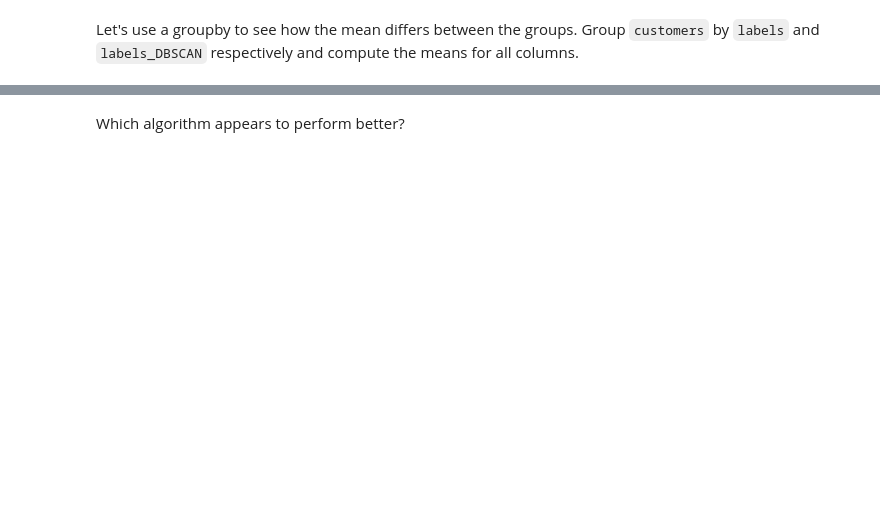
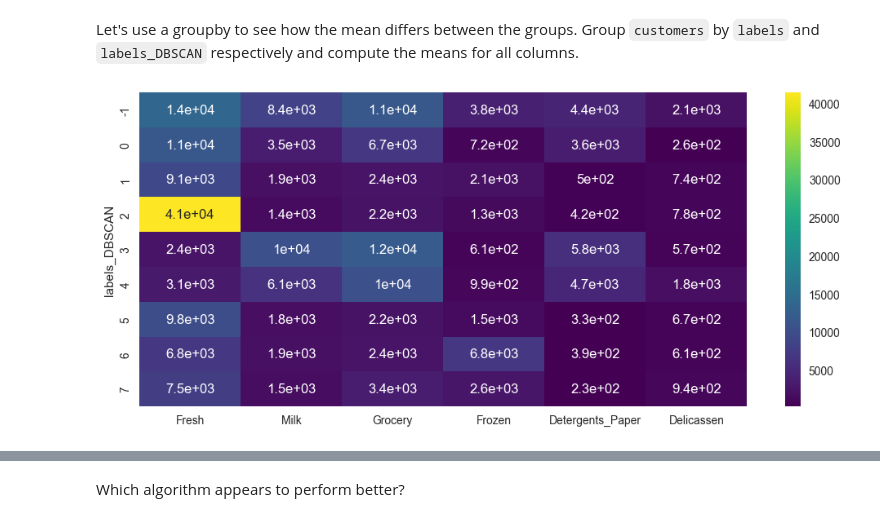
Before and after one commit to Ironhack-Data-Madrid-Octubre-2023/7.4-lab_unsupervised_learning, a Jupyter notebook: your-code/main.ipynb, the cells around one changed output, grey strips where cells are left out. Drawn from its saved outputs; the diff is of its cells as text; code cells hidden in the pictures; blank space fills up the shorter version.

```diff
--- a/your-code/main.ipynb
+++ b/your-code/main.ipynb
@@ -364,0 +381,10 @@ Let's use a groupby to see how the mean differs between the groups. Group `custo
+# %%
+# pongo colorinchis para ver mejor los datos
+
+fig, ax = plt.subplots(figsize=(12, 5))
+
+sns.heatmap(customers.drop(columns=['labels','Channel','Region']).groupby('labels_DBSCAN').agg('mean'), annot=True, cmap='viridis', ax=ax)
+
+plt.show();
+# %% [output]
+[figure, added]
```
Also changed, not shown: parts of 22 cells of this notebook.
